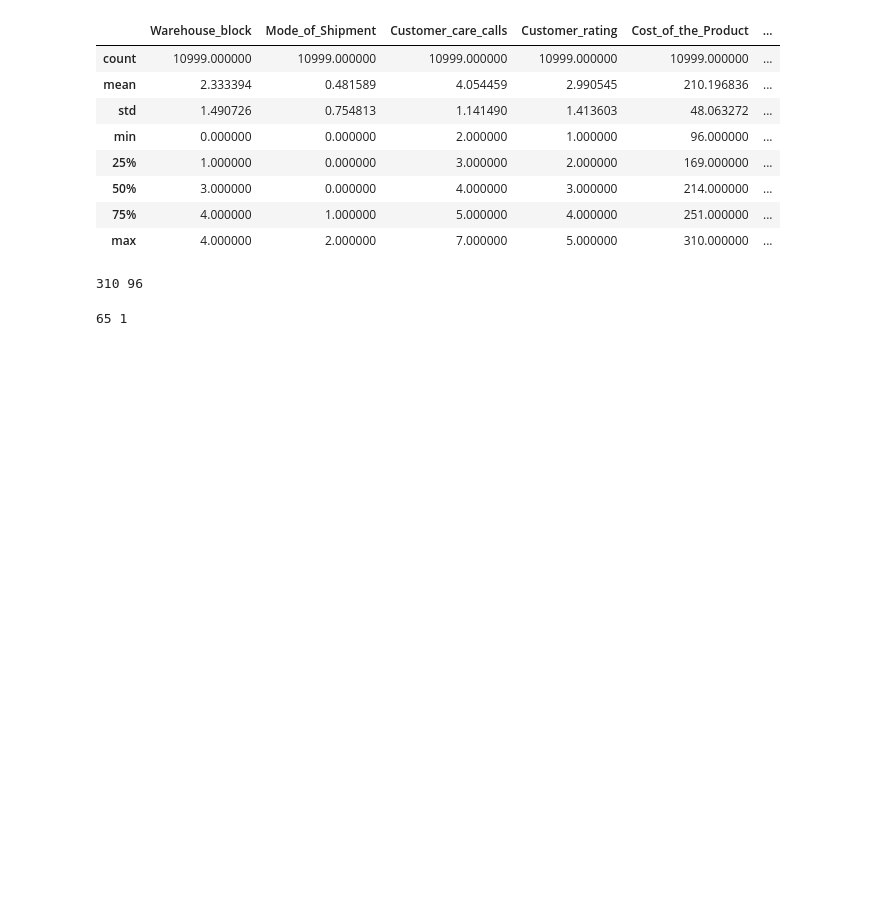
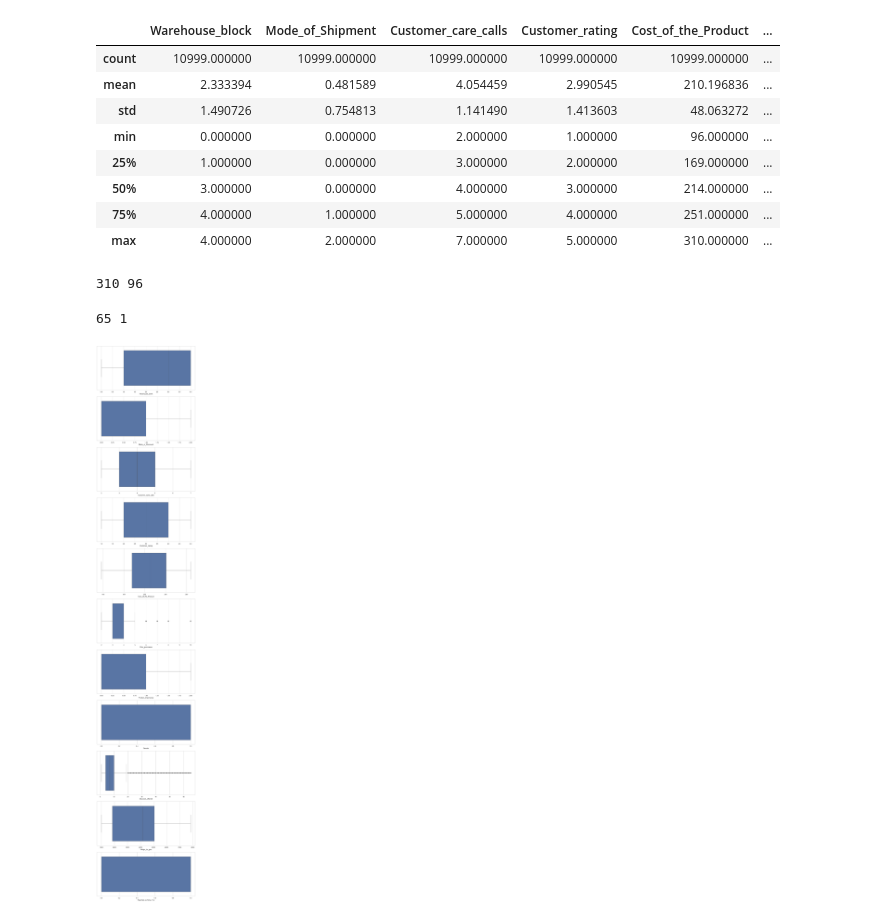
Before and after one commit to MaukanMir/Ecommerce-Shipping-Classifier, a Jupyter notebook: training.ipynb, the cells around one changed output. Cells and saved outputs as stored; diff of their text form; code cells hidden in the pictures; blank space fills up the shorter version.

```diff
--- a/training.ipynb
+++ b/training.ipynb
@@ -223,3 +223,20 @@ max_discount, min_discount = df["Discount_offered"].max(), df["Discount_offered"
 print(max_discount, min_discount)
 # %% [output]
 65 1
+# %%
+sns.set(style="whitegrid")
+
+# Create a figure and a set of subplots
+fig, axes = plt.subplots(nrows=len(df.columns), ncols=1, figsize=(10, 5 * len(df.columns)))
+
+# Iterate through columns and create box plots
+for i, col in enumerate(df.columns):
+    sns.boxplot(x=df[col], ax=axes[i])
+
+# Adjust the layout
+plt.tight_layout()
+
+# Show the plot
+plt.show()
+# %% [output]
+[figure, added]
```
Also changed, not shown: parts of 1 cell of this notebook.
